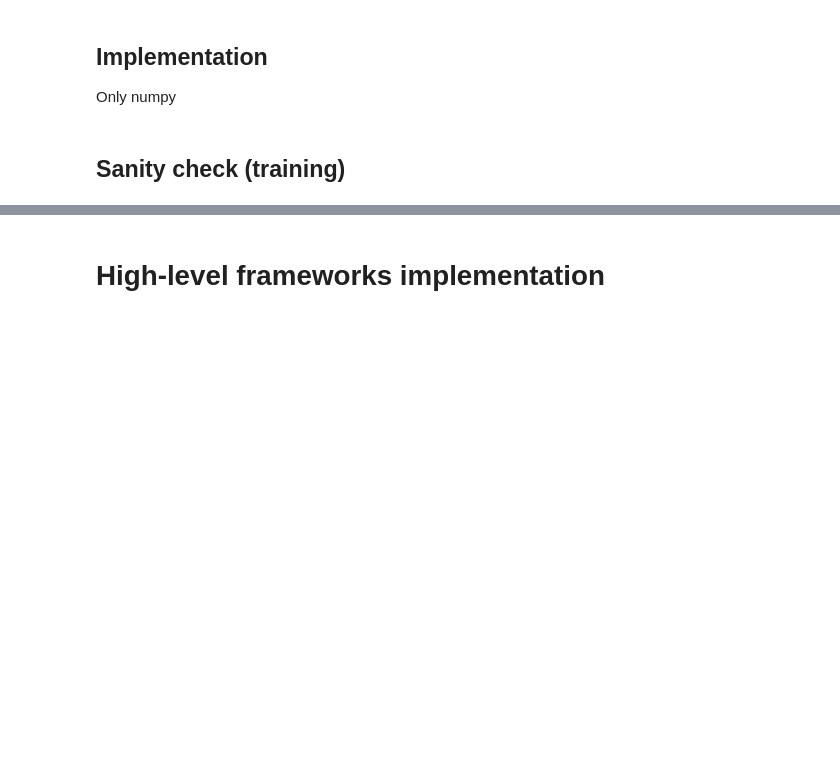
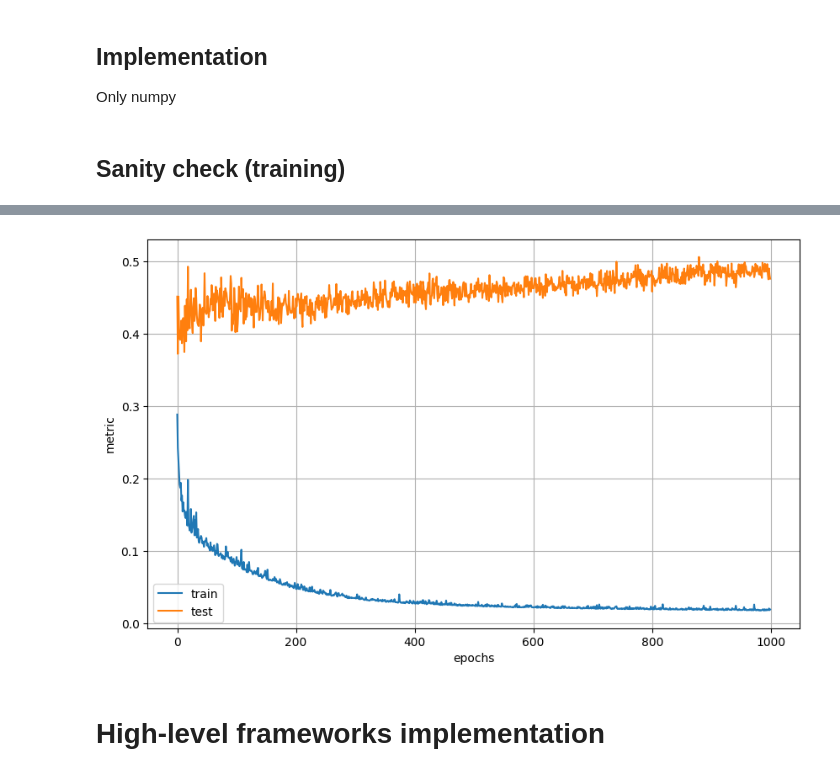
Before and after one commit to sschettinii/neural-networks-from-scratch, a Jupyter notebook: mlp.ipynb, the cells around one changed output, grey strips where cells are left out. Cells and saved outputs as stored; diff of their text form; code cells hidden in the pictures; blank space fills up the shorter version.

```diff
--- a/mlp.ipynb
+++ b/mlp.ipynb
@@ -437,4 +425,6 @@ epoch 9999 | Train Acc: 0.82235 | Test Acc: 0.79008
 # %%
 # mlp - regression (housing price)
-mlp_train(X_train_housing, X_test_housing, y_train_housing, y_test_housing, [X_train_housing.shape[0], 256, 1], epochs=5000, alpha=0.001, task_type='reg', batch_size=1);
+W, b, history_train, history_test = mlp_train(X_train_housing, X_test_housing, y_train_housing, y_test_housing, [X_train_housing.shape[0], 256, 1], epochs=1000, alpha=0.001, task_type='reg', batch_size=1);
+
+plot_learning(history_train, history_test)
 # %% [output]
@@ -458,3 +431,4 @@ epoch 4999 | Train Loss (MSE): 0.00987 | Test Loss (MSE): 0.75413
+[figure, added]
 # %% [markdown]
 # High-level frameworks implementation
 # %%
```
Also changed, not shown: parts of 6 cells of this notebook.
